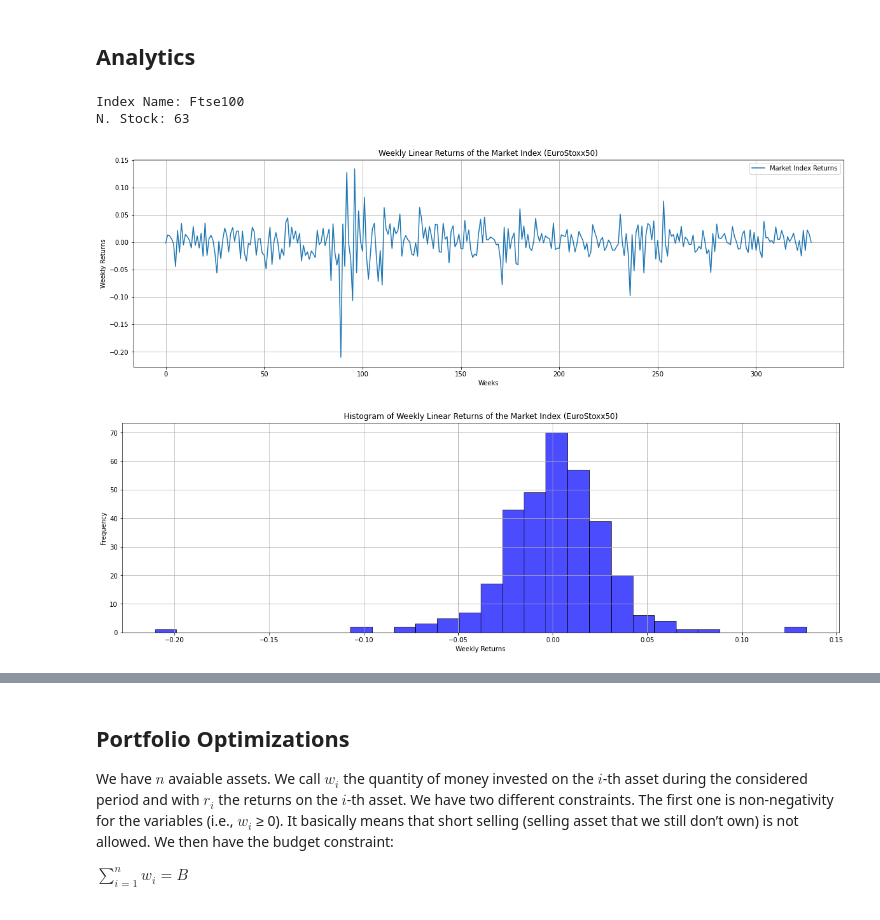
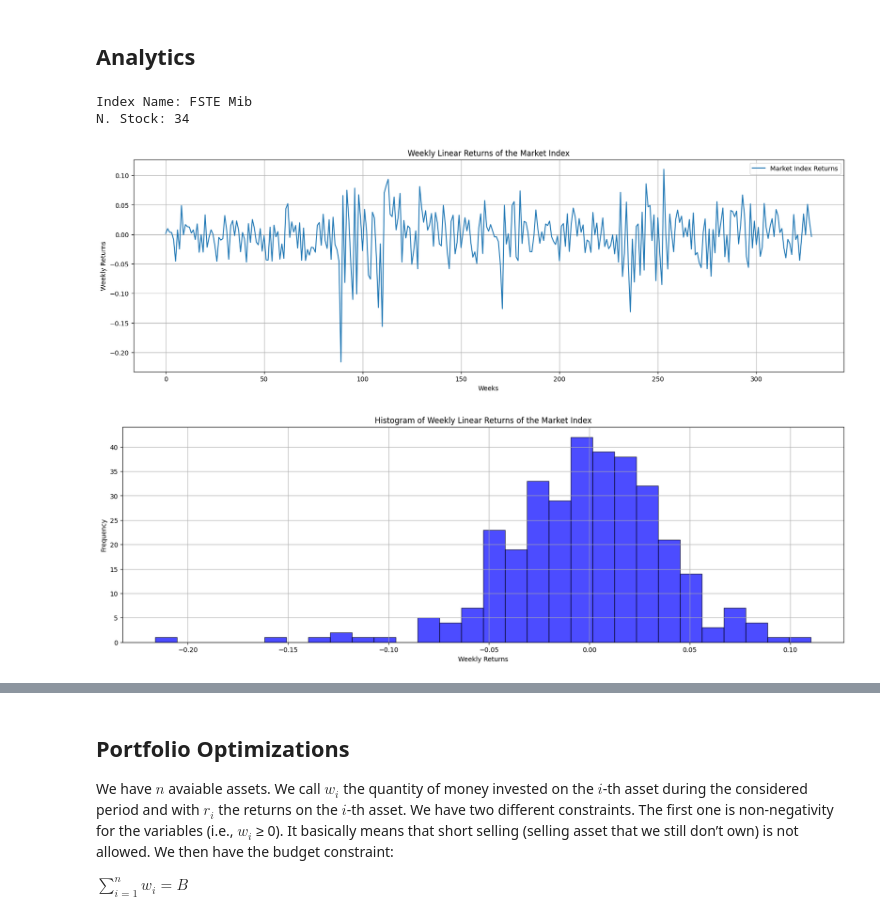
Before and after one commit to RobEngin/Methods-for-Portfolio-Optimization, a Jupyter notebook: opt-project.ipynb, the cells around one changed output, grey strips where cells are left out. Drawn from its saved outputs; the diff is of its cells as text; code cells hidden in the pictures.

```diff
--- a/opt-project.ipynb
+++ b/opt-project.ipynb
@@ -147,28 +160,28 @@ N. Stock: 34
 # %%
 print(f"Index Name: {PORTFOLIO}")
 print(f"N. Stock: {nStocks}")
 
 plt.figure(figsize=(20, 6))
 plt.plot(array_ret, label='Market Index Returns')
 plt.xlabel('Weeks')
 plt.ylabel('Weekly Returns')
-plt.title('Weekly Linear Returns of the Market Index (EuroStoxx50)')
+plt.title('Weekly Linear Returns of the Market Index')
 plt.legend()
 plt.grid(True)
 plt.show()
 
 plt.figure(figsize=(20, 6))
 plt.hist(array_ret, bins=30, alpha=0.7, color='blue', edgecolor='black')
 plt.xlabel('Weekly Returns')
 plt.ylabel('Frequency')
-plt.title('Histogram of Weekly Linear Returns of the Market Index (EuroStoxx50)')
+plt.title('Histogram of Weekly Linear Returns of the Market Index')
 plt.grid(True)
 plt.show()
 # %% [output]
-Index Name: Ftse100
-N. Stock: 63
+Index Name: FSTE Mib
+N. Stock: 34
-[figure, old version]
+[figure, new version]
-[figure, old version]
+[figure, new version]
 # %%
 # Calculate the efficient frontier
 target_returns = np.linspace(min(mean_returns), max(mean_returns), 100)
```
Also changed, not shown: parts of 14 cells of this notebook, 5 other files.
